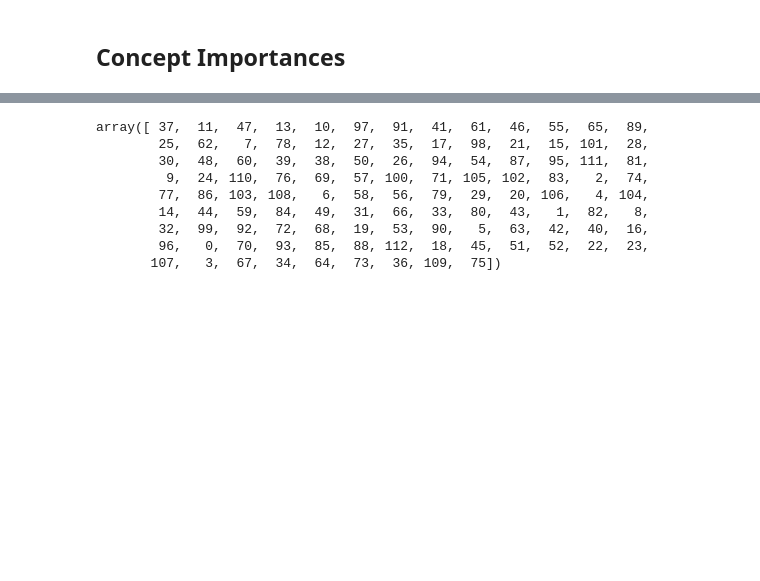
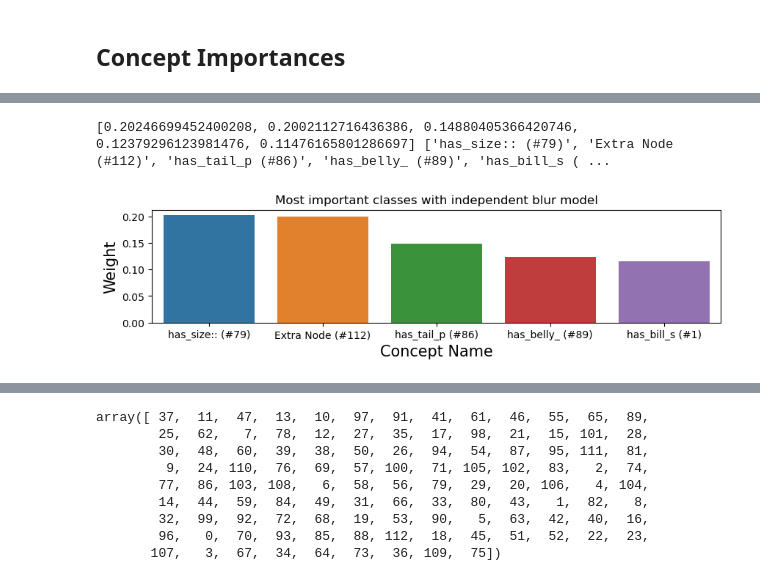
Before and after one commit to naveenr414/Spurious-Concepts, a Jupyter notebook: scripts/Known Correlation.ipynb, the cells around one changed output, grey strips where cells are left out. Cells and saved outputs as stored; diff of their text form; code cells hidden in the pictures; blank space fills up the shorter version.

```diff
--- a/scripts/Known Correlation.ipynb
+++ b/scripts/Known Correlation.ipynb
@@ -479,4 +316,5 @@ weights_small_independent, c_pred_small_independent = get_attribute_class_weight
 weights_blur_independent, c_pred_blur_independent = get_attribute_class_weights([independent_concept_model_blur,
                                                         independent_bottleneck_model_blur],
                                                        run_independent_model,
-                                                       independent_bottleneck_model_blur.linear.weight)
+                                                       independent_bottleneck_model_blur.linear.weight,
+                                                                               transformed_images_tensor)
@@ -482,0 +360,9 @@ weights_blur_independent, c_pred_blur_independent = get_attribute_class_weights(
+# %%
+plt.figure(figsize=(10,2))
+plt.title("Most important classes with independent blur model")
+plt.xlabel("Concept Name",fontsize=15)
+plt.ylabel("Weight",fontsize=15)
+plot_most_important_classes(weights_blur_independent,CUB_ATTRIBUTES)
+# %% [output]
+[0.20246699452400208, 0.2002112716436386, 0.14880405366420746, 0.12379296123981476, 0.11476165801286697] ['has_size:: (#79)', 'Extra Node (#112)', 'has_tail_p (#86)', 'has_belly_ (#89)', 'has_bill_s ( ...
+[figure, added]
```
Also changed, not shown: parts of 41 cells of this notebook, 7 other files.
